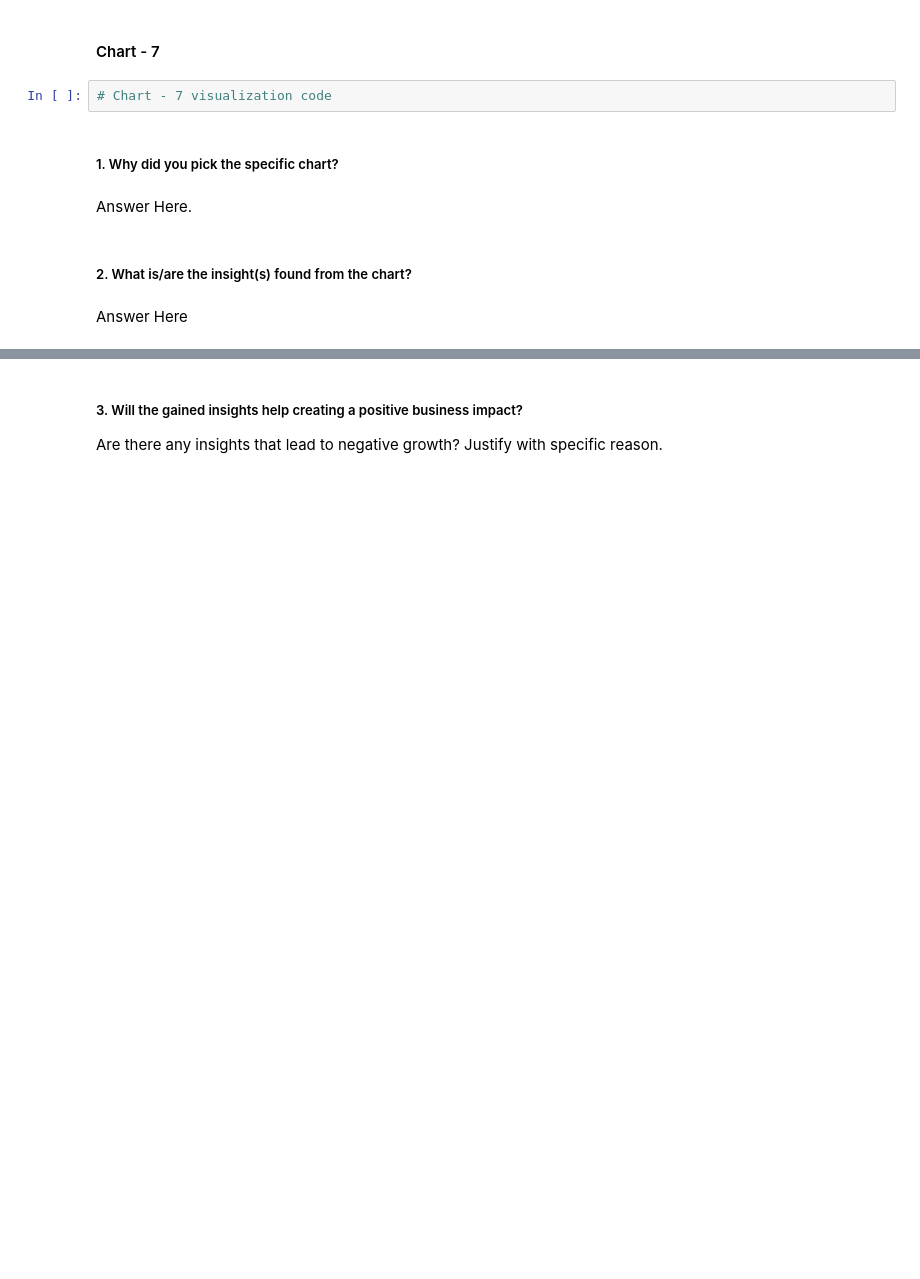
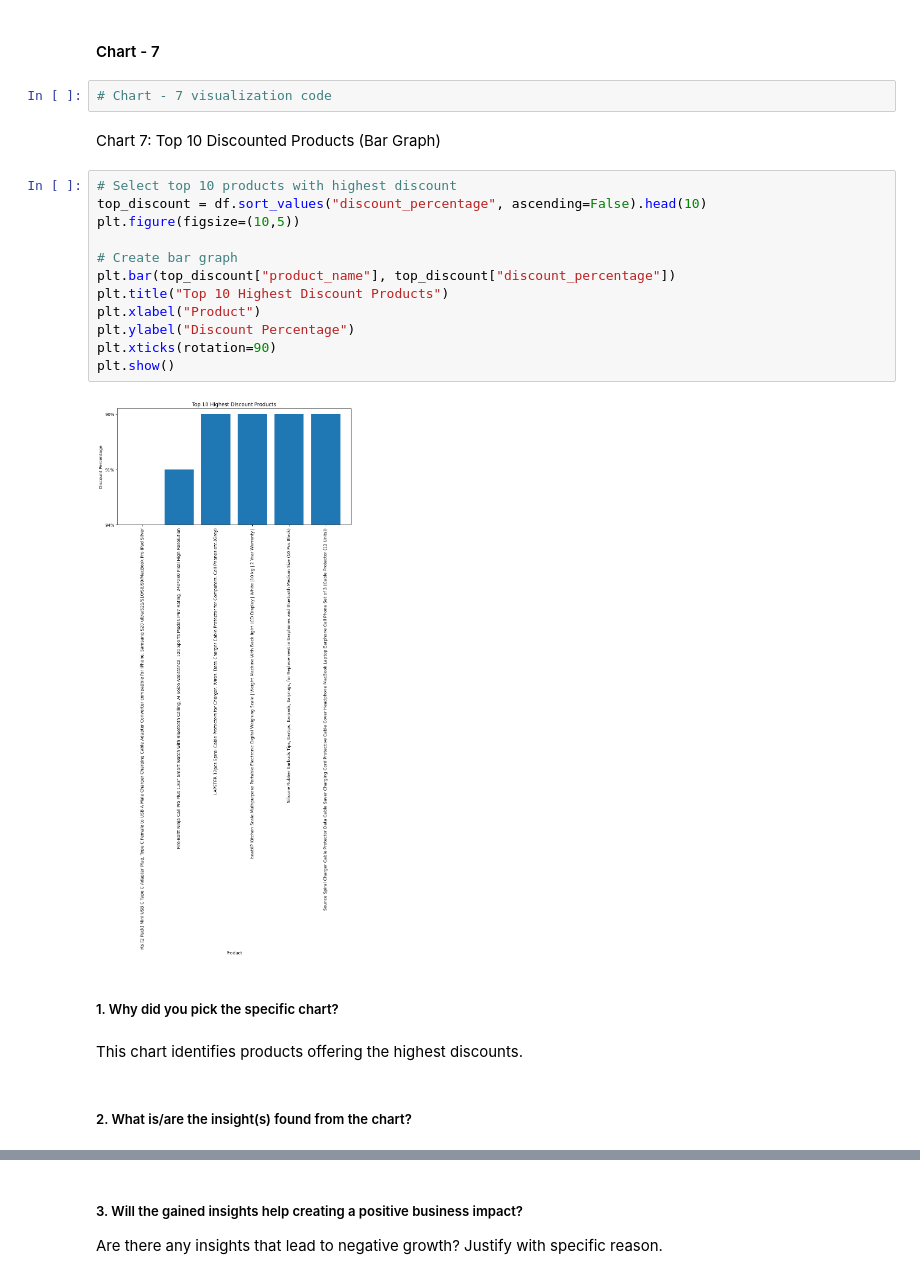
Before and after one commit to gunchugh/Amazon-Sales-Analysis, a Jupyter notebook: Another_copy_of_Sample_EDA_Submission_Template.ipynb, the cells around one changed output, grey strips where cells are left out. Drawn from its saved outputs; the diff is of its cells as text; blank space fills up the shorter version.

```diff
--- a/Another_copy_of_Sample_EDA_Submission_Template.ipynb
+++ b/Another_copy_of_Sample_EDA_Submission_Template.ipynb
@@ -565,11 +597,25 @@ Are there any insights that lead to negative growth? Justify with specific reaso
 #### Chart - 7
 # %%
 # Chart - 7 visualization code
+# %% [markdown]
+Chart 7: Top 10 Discounted Products (Bar Graph)
+# %%
+# Select top 10 products with highest discount
+top_discount = df.sort_values("discount_percentage", ascending=False).head(10)
+plt.figure(figsize=(10,5))
+
+# Create bar graph
+plt.bar(top_discount["product_name"], top_discount["discount_percentage"])
+plt.title("Top 10 Highest Discount Products")
+plt.xlabel("Product")
+plt.ylabel("Discount Percentage")
+plt.xticks(rotation=90)
+plt.show()
+# %% [output]
+[figure, added]
 # %% [markdown]
 ##### 1. Why did you pick the specific chart?
-# %% [markdown]
-Answer Here.
+# %% [markdown]
+This chart identifies products offering the highest discounts.
 # %% [markdown]
 ##### 2. What is/are the insight(s) found from the chart?
-# %% [markdown]
-Answer Here
```
Also changed, not shown: parts of 32 cells of this notebook.
